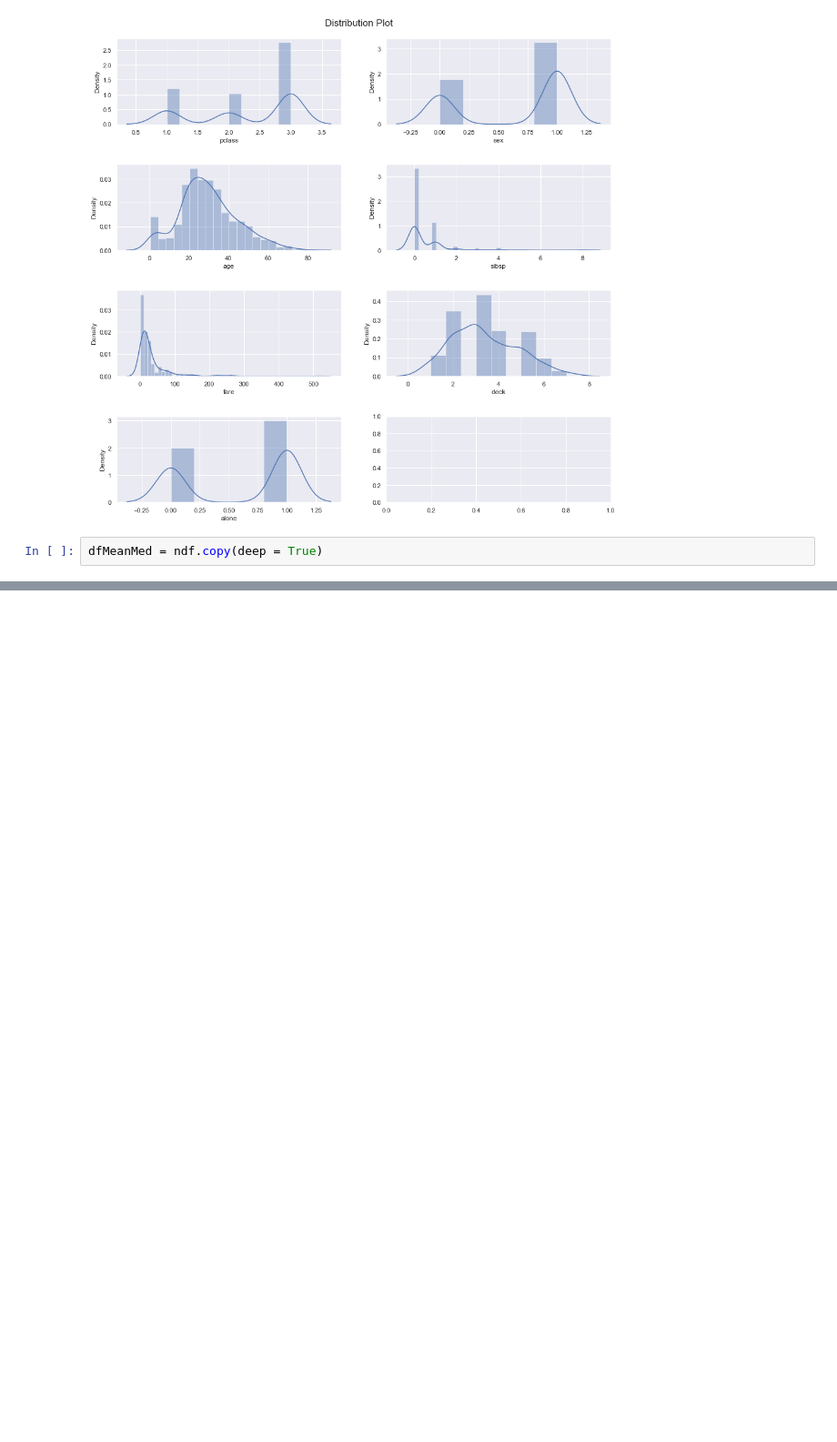
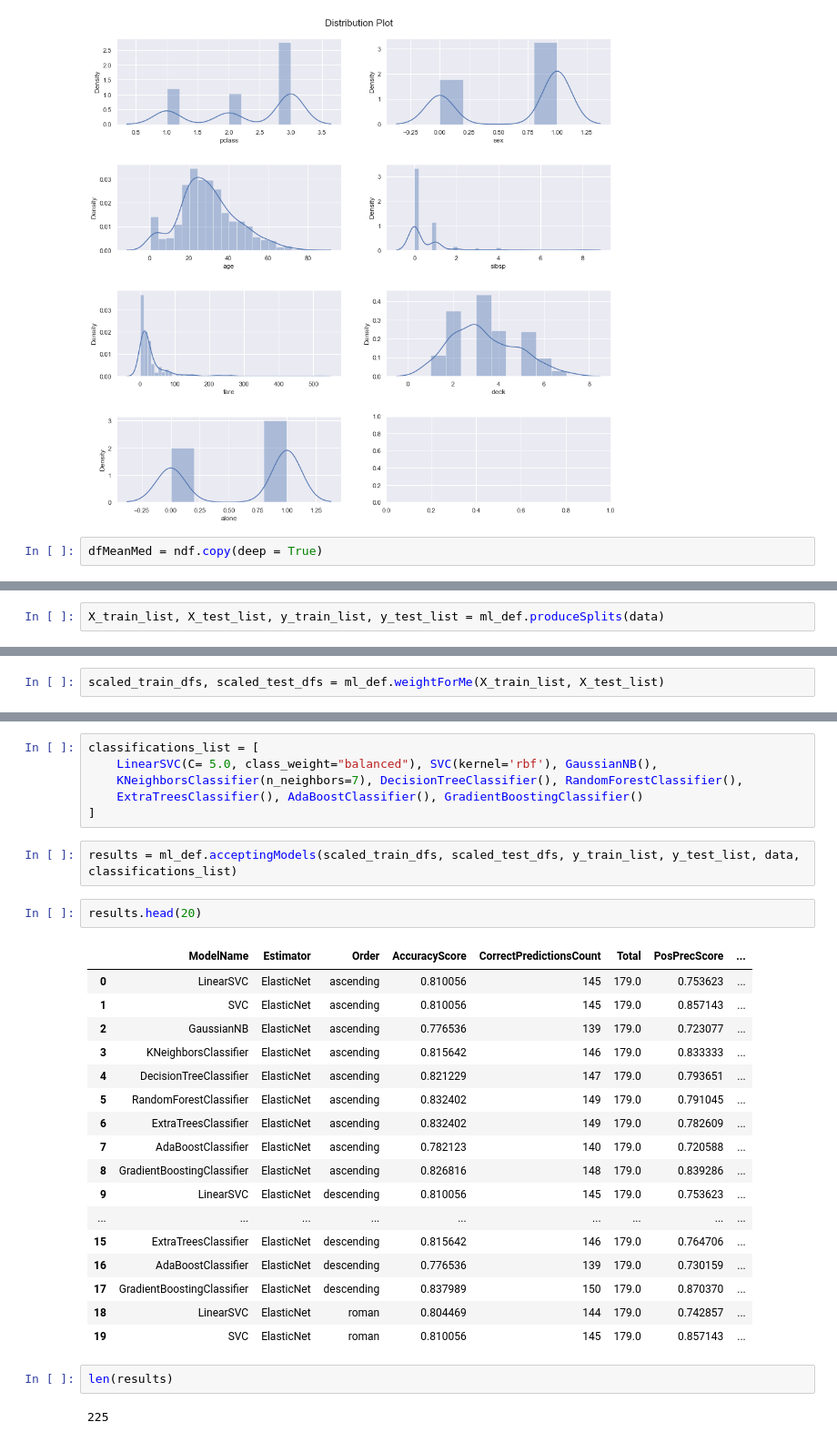
Before and after one commit to sgtcurran/classification-exercises, a Jupyter notebook: model.ipynb, the cells around one changed output, grey strips where cells are left out. Shown at 91% size. Drawn from its saved outputs; the diff is of its cells as text; blank space fills up the shorter version.

```diff
--- a/model.ipynb
+++ b/model.ipynb
@@ -225,0 +379,2 @@ dfMeanMed
+# %%
+X_train_list, X_test_list, y_train_list, y_test_list = ml_def.produceSplits(data)
@@ -225,0 +405,2 @@ dfMeanMed
+# %%
+scaled_train_dfs, scaled_test_dfs = ml_def.weightForMe(X_train_list, X_test_list)
@@ -225,0 +416,32 @@ dfMeanMed
+# %%
+classifications_list = [
+    LinearSVC(C= 5.0, class_weight="balanced"), SVC(kernel='rbf'), GaussianNB(),
+    KNeighborsClassifier(n_neighbors=7), DecisionTreeClassifier(), RandomForestClassifier(),
+    ExtraTreesClassifier(), AdaBoostClassifier(), GradientBoostingClassifier()
+]
+# %%
+results = ml_def.acceptingModels(scaled_train_dfs, scaled_test_dfs, y_train_list, y_test_list, data, classifications_list)
+# %%
+results.head(20)
+# %% [output]
+|  | ModelName | Estimator | Order | AccuracyScore | CorrectPredictionsCount | Total | PosPrecScore | ... |
+| 0 | LinearSVC | ElasticNet | ascending | 0.810056 | 145 | 179.0 | 0.753623 | ... |
+| 1 | SVC | ElasticNet | ascending | 0.810056 | 145 | 179.0 | 0.857143 | ... |
+| 2 | GaussianNB | ElasticNet | ascending | 0.776536 | 139 | 179.0 | 0.723077 | ... |
+| 3 | KNeighborsClassifier | ElasticNet | ascending | 0.815642 | 146 | 179.0 | 0.833333 | ... |
+| 4 | DecisionTreeClassifier | ElasticNet | ascending | 0.821229 | 147 | 179.0 | 0.793651 | ... |
+| 5 | RandomForestClassifier | ElasticNet | ascending | 0.832402 | 149 | 179.0 | 0.791045 | ... |
+| 6 | ExtraTreesClassifier | ElasticNet | ascending | 0.832402 | 149 | 179.0 | 0.782609 | ... |
+| 7 | AdaBoostClassifier | ElasticNet | ascending | 0.782123 | 140 | 179.0 | 0.720588 | ... |
+| 8 | GradientBoostingClassifier | ElasticNet | ascending | 0.826816 | 148 | 179.0 | 0.839286 | ... |
+| 9 | LinearSVC | ElasticNet | descending | 0.810056 | 145 | 179.0 | 0.753623 | ... |
+| ... | ... | ... | ... | ... | ... | ... | ... | ... |
+| 15 | ExtraTreesClassifier | ElasticNet | descending | 0.815642 | 146 | 179.0 | 0.764706 | ... |
+| 16 | AdaBoostClassifier | ElasticNet | descending | 0.776536 | 139 | 179.0 | 0.730159 | ... |
+| 17 | GradientBoostingClassifier | ElasticNet | descending | 0.837989 | 150 | 179.0 | 0.870370 | ... |
+| 18 | LinearSVC | ElasticNet | roman | 0.804469 | 144 | 179.0 | 0.742857 | ... |
+| 19 | SVC | ElasticNet | roman | 0.810056 | 145 | 179.0 | 0.857143 | ... |
+# %%
+len(results)
+# %% [output]
+225
```
Also changed, not shown: parts of 38 cells of this notebook.
